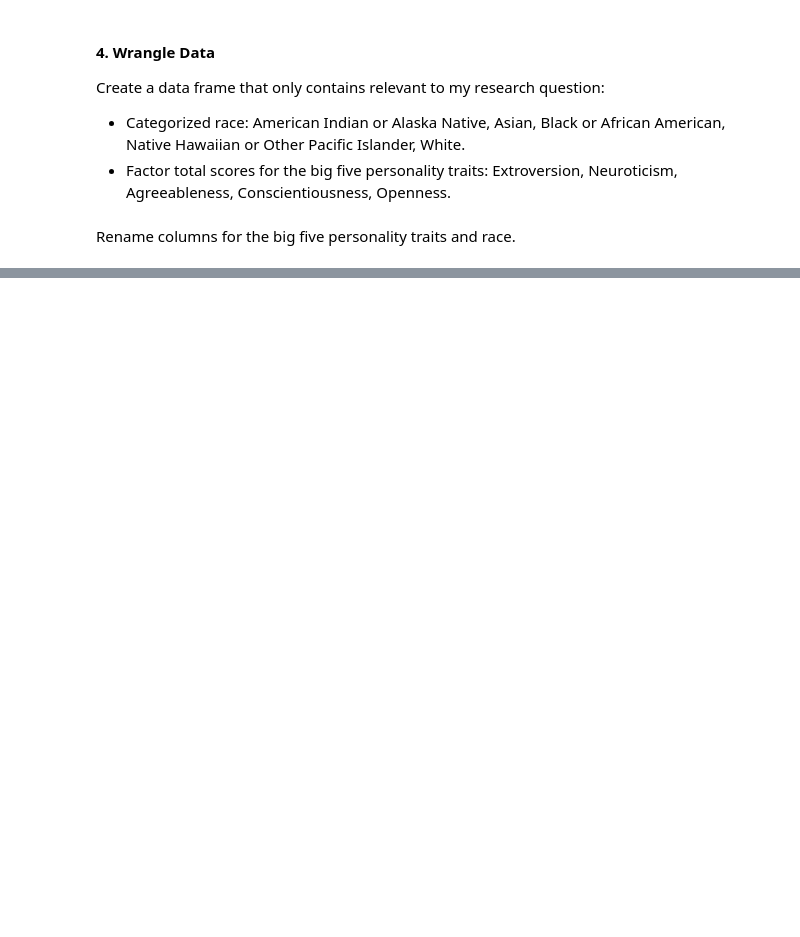
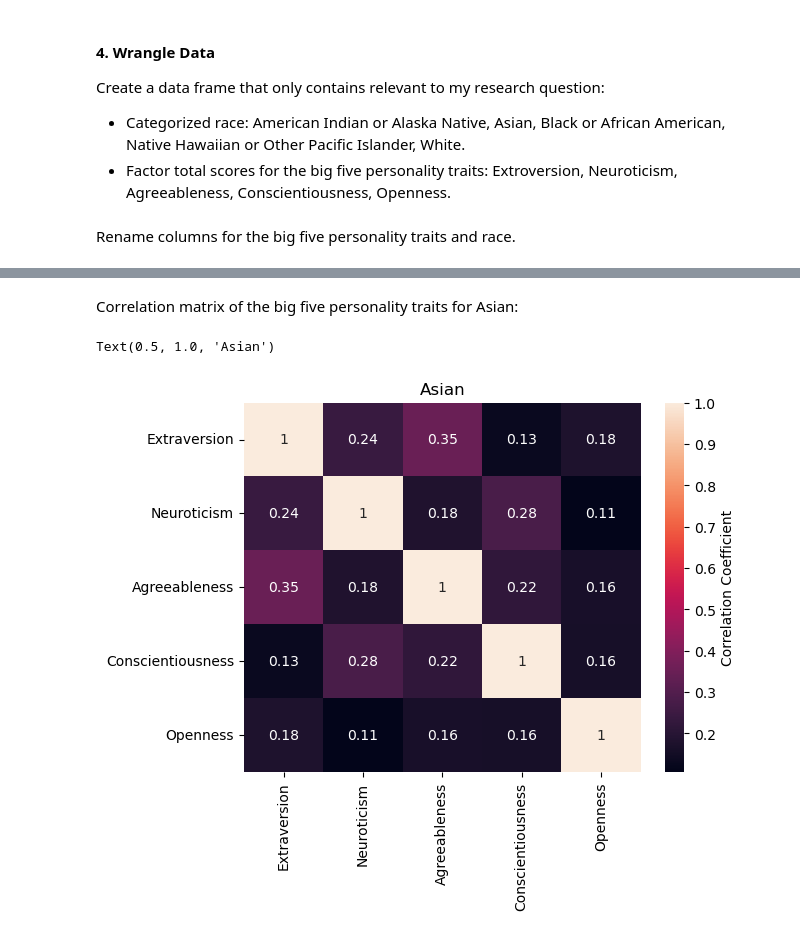
Before and after one commit to ubco-W2022T1-cosc301/project-group23, a Jupyter notebook: notebooks/analysis3.ipynb, the cells around one changed output, grey strips where cells are left out. Drawn from its saved outputs; the diff is of its cells as text; code cells hidden in the pictures; blank space fills up the shorter version.

```diff
--- a/notebooks/analysis3.ipynb
+++ b/notebooks/analysis3.ipynb
@@ -372,0 +437,11 @@ df_cleaned = df_cleaned.replace({'Race':4}, 'White')
+# %% [markdown]
+Correlation matrix of the big five personality traits for Asian:
+# %%
+df_cleaned_asian = df_cleaned[df_cleaned['Race'] == 'Asian']
+df_corr_asian = df_cleaned_asian.corr()
+ax = plt.axes()
+sns.heatmap(df_corr_asian, ax=ax, annot=True, cbar_kws={'label':'Correlation Coefficient'})
+ax.set_title('Asian')
+# %% [output]
+Text(0.5, 1.0, 'Asian')
+[figure, added]
```
Also changed, not shown: parts of 35 cells of this notebook.
